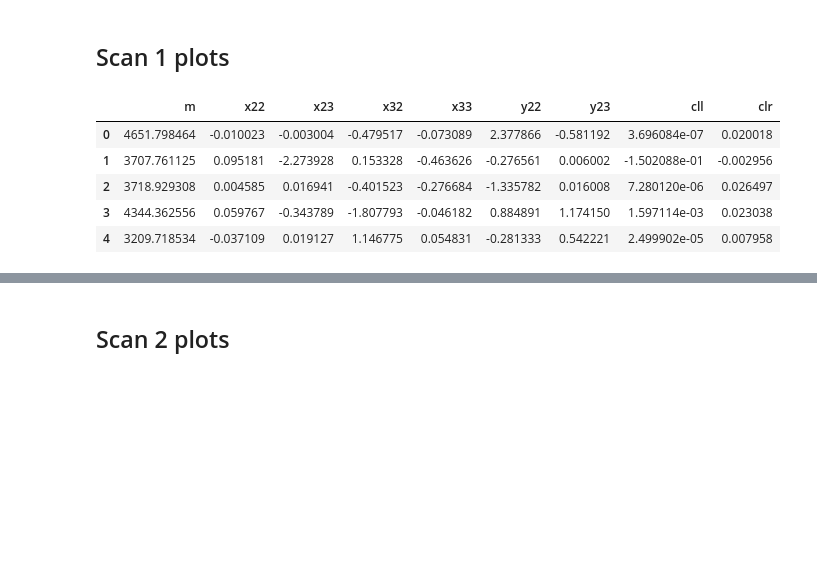
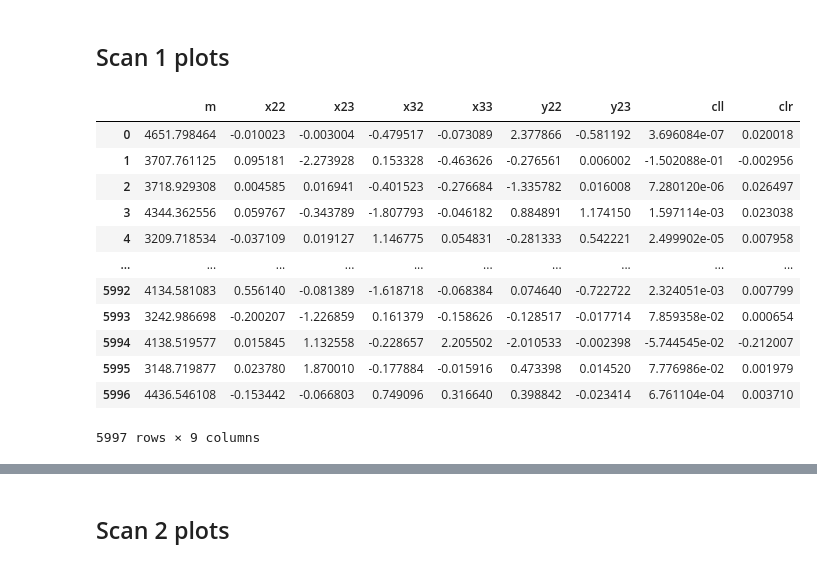
Before and after one commit to johngarg/phd-thesis, a Jupyter notebook: src/analysis/chapter_3/correlations.ipynb, the cells around one changed output, grey strips where cells are left out. Saved outputs shown, nothing was run; the diff lists cells and outputs as text; code cells hidden in the pictures; blank space fills up the shorter version.

```diff
--- a/src/analysis/chapter_3/correlations.ipynb
+++ b/src/analysis/chapter_3/correlations.ipynb
@@ -33,14 +33,21 @@ sns.pairplot(data=scan2_data, x_vars=couplings, y_vars=couplings)
 # %% [markdown]
 ## Scan 1 plots
 # %%
-scan1_data[:5]
+scan1_data
 # %% [output]
 |  | m | x22 | x23 | x32 | x33 | y22 | y23 | cll | clr |
 | 0 | 4651.798464 | -0.010023 | -0.003004 | -0.479517 | -0.073089 | 2.377866 | -0.581192 | 3.696084e-07 | 0.020018 |
 | 1 | 3707.761125 | 0.095181 | -2.273928 | 0.153328 | -0.463626 | -0.276561 | 0.006002 | -1.502088e-01 | -0.002956 |
 | 2 | 3718.929308 | 0.004585 | 0.016941 | -0.401523 | -0.276684 | -1.335782 | 0.016008 | 7.280120e-06 | 0.026497 |
 | 3 | 4344.362556 | 0.059767 | -0.343789 | -1.807793 | -0.046182 | 0.884891 | 1.174150 | 1.597114e-03 | 0.023038 |
 | 4 | 3209.718534 | -0.037109 | 0.019127 | 1.146775 | 0.054831 | -0.281333 | 0.542221 | 2.499902e-05 | 0.007958 |
+| ... | ... | ... | ... | ... | ... | ... | ... | ... | ... |
+| 5992 | 4134.581083 | 0.556140 | -0.081389 | -1.618718 | -0.068384 | 0.074640 | -0.722722 | 2.324051e-03 | 0.007799 |
+| 5993 | 3242.986698 | -0.200207 | -1.226859 | 0.161379 | -0.158626 | -0.128517 | -0.017714 | 7.859358e-02 | 0.000654 |
+| 5994 | 4138.519577 | 0.015845 | 1.132558 | -0.228657 | 2.205502 | -2.010533 | -0.002398 | -5.744545e-02 | -0.212007 |
+| 5995 | 3148.719877 | 0.023780 | 1.870010 | -0.177884 | -0.015916 | 0.473398 | 0.014520 | 7.776986e-02 | 0.001979 |
+| 5996 | 4436.546108 | -0.153442 | -0.066803 | 0.749096 | 0.316640 | 0.398842 | -0.023414 | 6.761104e-04 | 0.003710 |
+5997 rows × 9 columns
 # %%
 %%time
 
```
Also changed, not shown: parts of 24 cells of this notebook, 9 other files.
